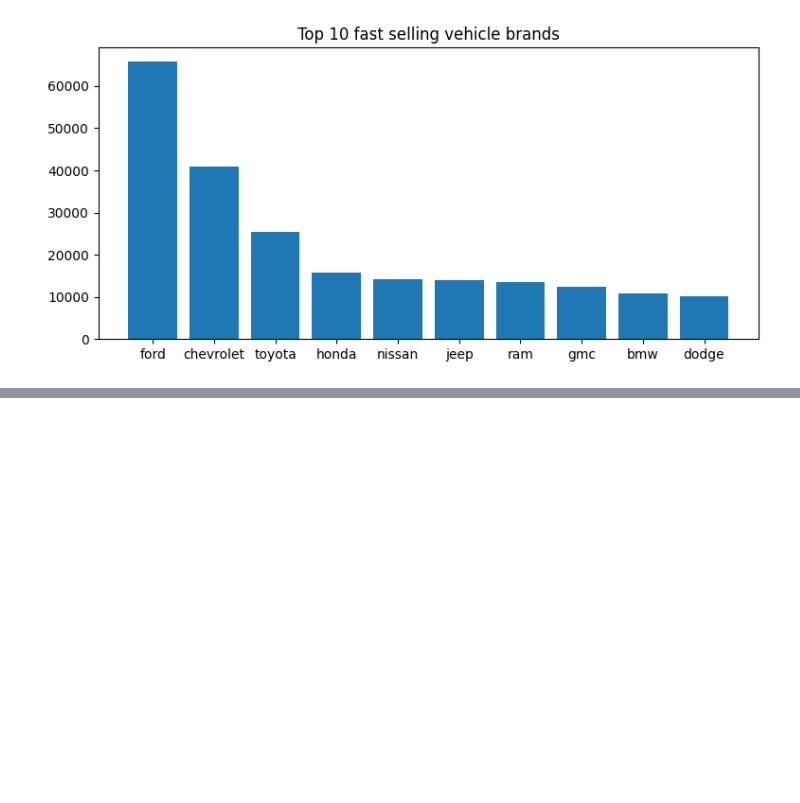
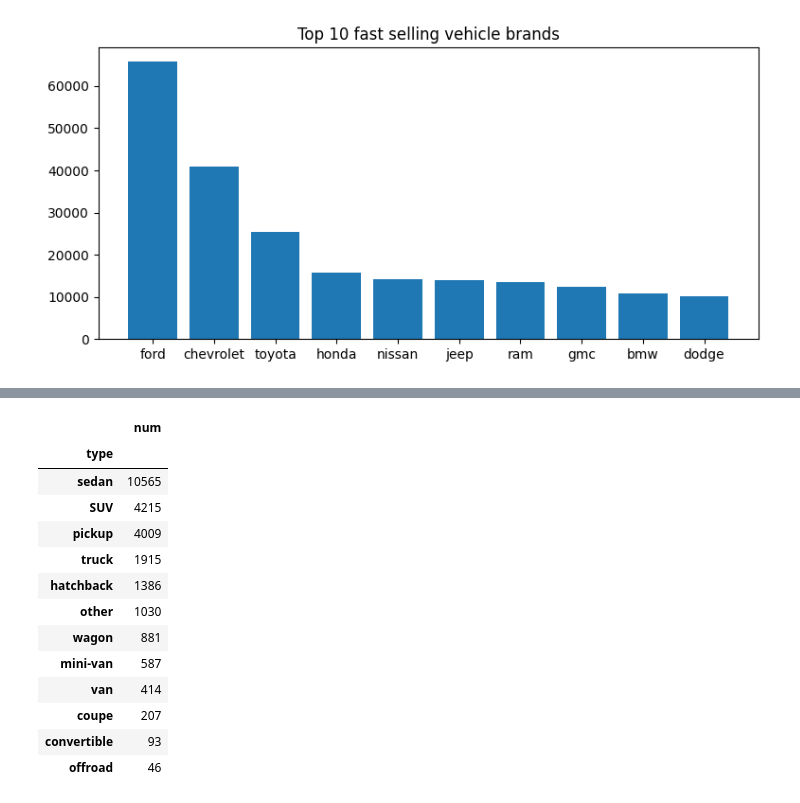
Before and after one commit to JaqenIzo/CraigsListVehiclesAnalysis, a Jupyter notebook: plots.ipynb, the cells around one changed output, grey strips where cells are left out. Cells and saved outputs as stored; diff of their text form; code cells hidden in the pictures; blank space fills up the shorter version.

```diff
--- a/plots.ipynb
+++ b/plots.ipynb
@@ -172,0 +223,44 @@ plt.show()
+# %%
+chevy=[]
+
+for i in combined:
+    if i[2] == 'chevrolet':
+        chevy.append(i)
+
+
+chevrolet =[i[0] for i in chevy ]
+chevrolet
+
+chevs = [(i,chevrolet.count(i)) for i in set(chevrolet)]
+dfChevs = pd.DataFrame(data=chevs,columns=["type","num"]).set_index("type").sort_values(by=["num"],ascending=False)
+dfChevs.sort_values(by=["num"],ascending=False)
+dfChevs
+# %%
+toyo = []
+
+for i in combined:
+    if i[2] == "toyota":
+        toyo.append(i)
+toyots = [i[0] for i in toyo]
+toyots
+
+toyotas = [(i,toyots.count(i)) for i in set(toyots)]
+
+dfToyots = pd.DataFrame(data=toyotas,columns=(["type","num"])).set_index("type")
+dfToyots.sort_values(by=["num"],ascending=False,inplace=True)
+dfToyots
+# %% [output]
+|  | num |
+| type |  |
+| sedan | 10565 |
+| SUV | 4215 |
+| pickup | 4009 |
+| truck | 1915 |
+| hatchback | 1386 |
+| other | 1030 |
+| wagon | 881 |
+| mini-van | 587 |
+| van | 414 |
+| coupe | 207 |
+| convertible | 93 |
+| offroad | 46 |
```
Also changed, not shown: parts of 16 cells of this notebook.
